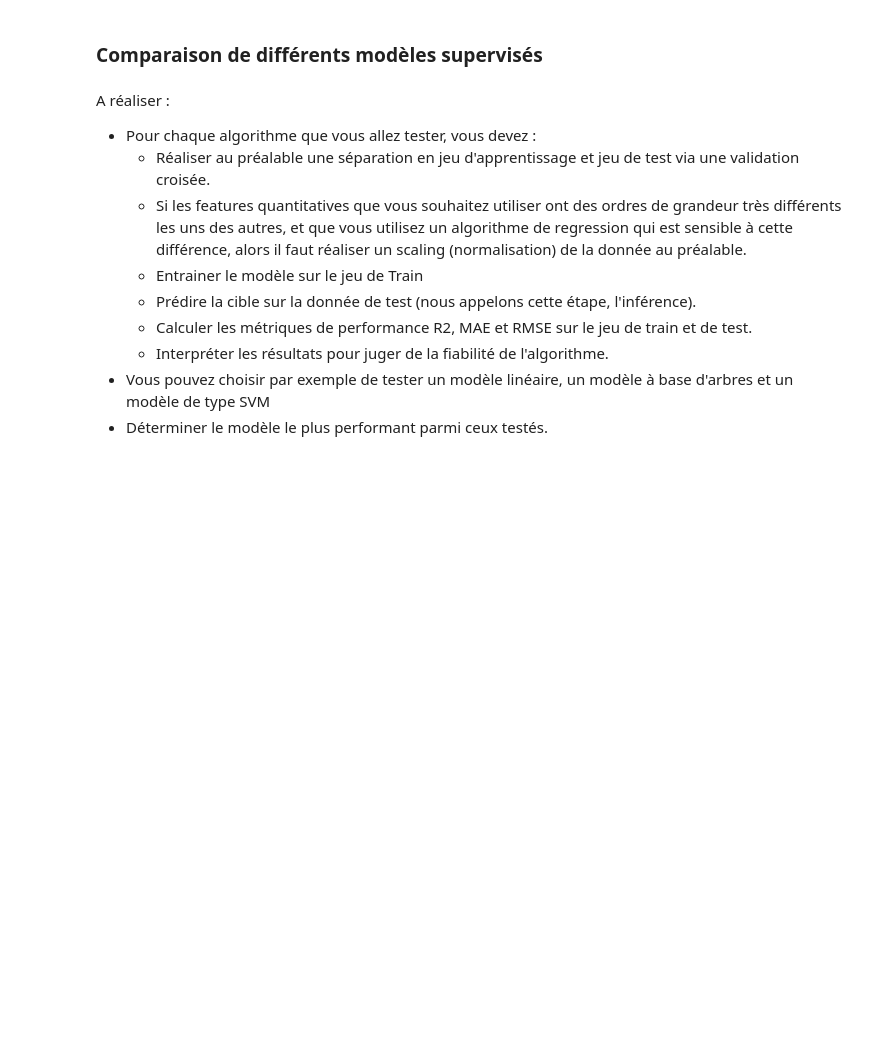
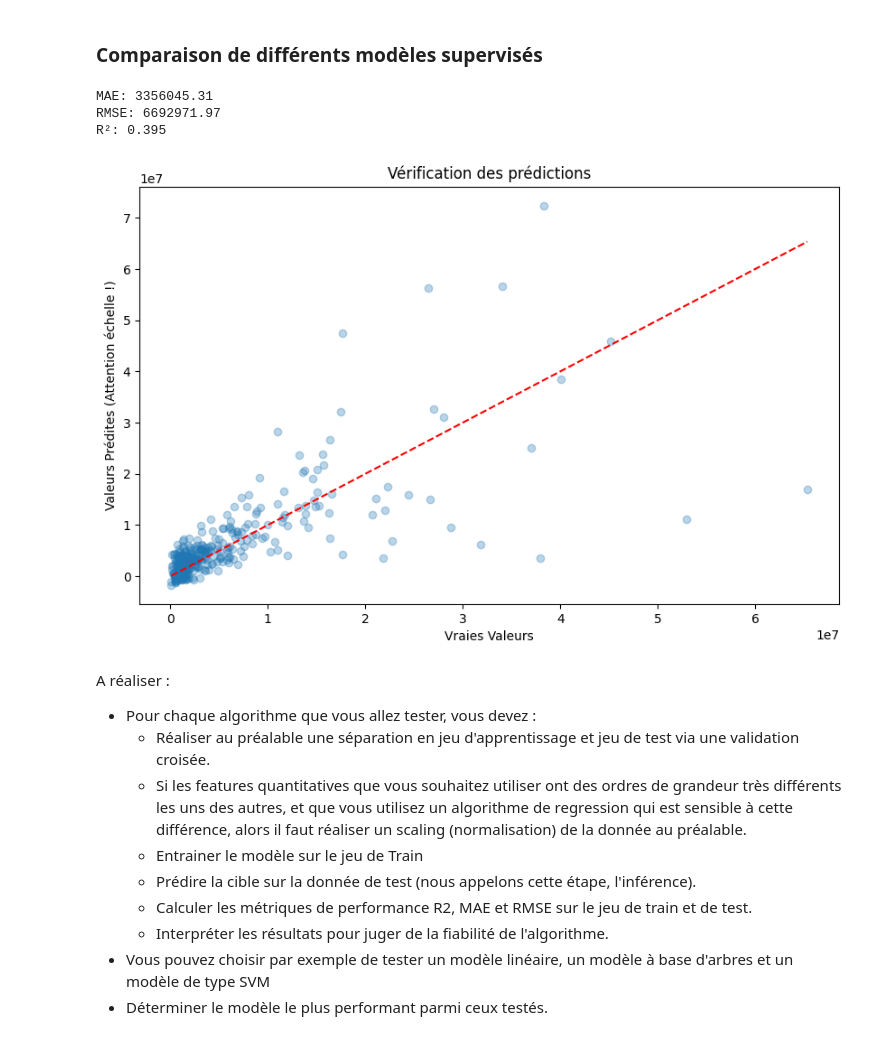
Before and after one commit to Apinsun/Projet3, a Jupyter notebook: P3_template_modelistation_supervisee_data_scientist.ipynb, the cells around one changed output. Drawn from its saved outputs; the diff is of its cells as text; code cells hidden in the pictures; blank space fills up the shorter version.

```diff
--- a/P3_template_modelistation_supervisee_data_scientist.ipynb
+++ b/P3_template_modelistation_supervisee_data_scientist.ipynb
@@ -610,0 +603,5 @@ profile.to_file("mon_rapport.html")
+# %%
+print(df_clean[df_clean['NumberofFloors'] == 0][['PrimaryPropertyType', 'PropertyGFABuilding(s)']])
+
+# on supprime les bâtiments résidentiels
+df_clean = df_clean[~df_clean['PrimaryPropertyType'].isin(['Low-Rise Multifamily', 'Mid-Rise Multifamily', 'High-Rise Multifamily'])]
@@ -612,3 +625,19 @@ profile.to_file("mon_rapport.html")
 Modélisation
 # %% [markdown]
 ### Import des modules
+# %%
+# Traitement de la colonne Neighborhood
+# On regroupe les mêmes quarties orthographiés différemment
+# On convertit tout en majuscules
+df_clean['Neighborhood'] = df_clean['Neighborhood'].str.upper()
+
+# On supprime aussi les espaces qui traînent au début ou à la fin " NORTH " -> "NORTH"
+df_clean['Neighborhood'] = df_clean['Neighborhood'].str.strip()
+corrections_quartiers = {
+    'DELRIDGE NEIGHBORHOODS': 'DELRIDGE'
+}
+# Application
+df_clean['Neighborhood'] = df_clean['Neighborhood'].replace(corrections_quartiers)
+print(df_clean['Neighborhood'].unique())
+# On vérifie que le plus petit quartier a au moins 5-10 bâtiments
+print(df_clean['Neighborhood'].value_counts())
@@ -656,3 +827,30 @@ A réaliser :
+# %%
+# Calcul des métriques
+# MAE (Mean Absolute Error) : L'erreur moyenne en valeur absolue
+mae = mean_absolute_error(y_test, y_pred_final)
+
+# RMSE (Root Mean Squared Error) : L'écart type des erreurs (punit les grosses erreurs)
+rmse = np.sqrt(mean_squared_error(y_test, y_pred_final))
+
+# R2 Score (Coefficient de détermination) : La qualité de l'ajustement (max 1)
+r2 = r2_score(y_test, y_pred_final)
+
+print(f"MAE: {mae:.2f}")
+print(f"RMSE: {rmse:.2f}")
+print(f"R²: {r2:.3f}")
+
+plt.figure(figsize=(10, 6))
+plt.scatter(y_test, y_pred_final, alpha=0.3)
+plt.plot([y_test.min(), y_test.max()], [y_test.min(), y_test.max()], 'r--')
+plt.xlabel('Vraies Valeurs')
+plt.ylabel('Valeurs Prédites (Attention échelle !)')
+plt.title('Vérification des prédictions')
+plt.show()
+# %% [output]
+MAE: 3356045.31
+RMSE: 6692971.97
+R²: 0.395
+[figure, added]
 # %% [markdown]
 A réaliser :
 * Pour chaque algorithme que vous allez tester, vous devez :
```
Also changed, not shown: parts of 13 cells of this notebook, 3 other files.
